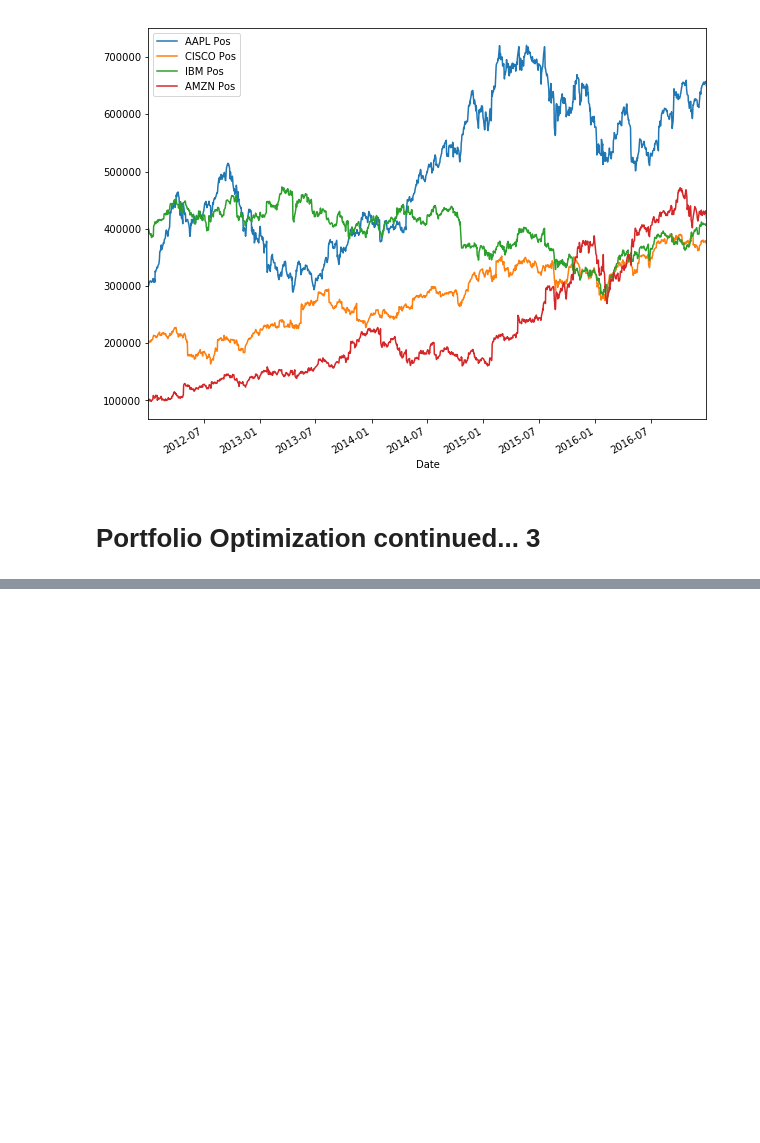
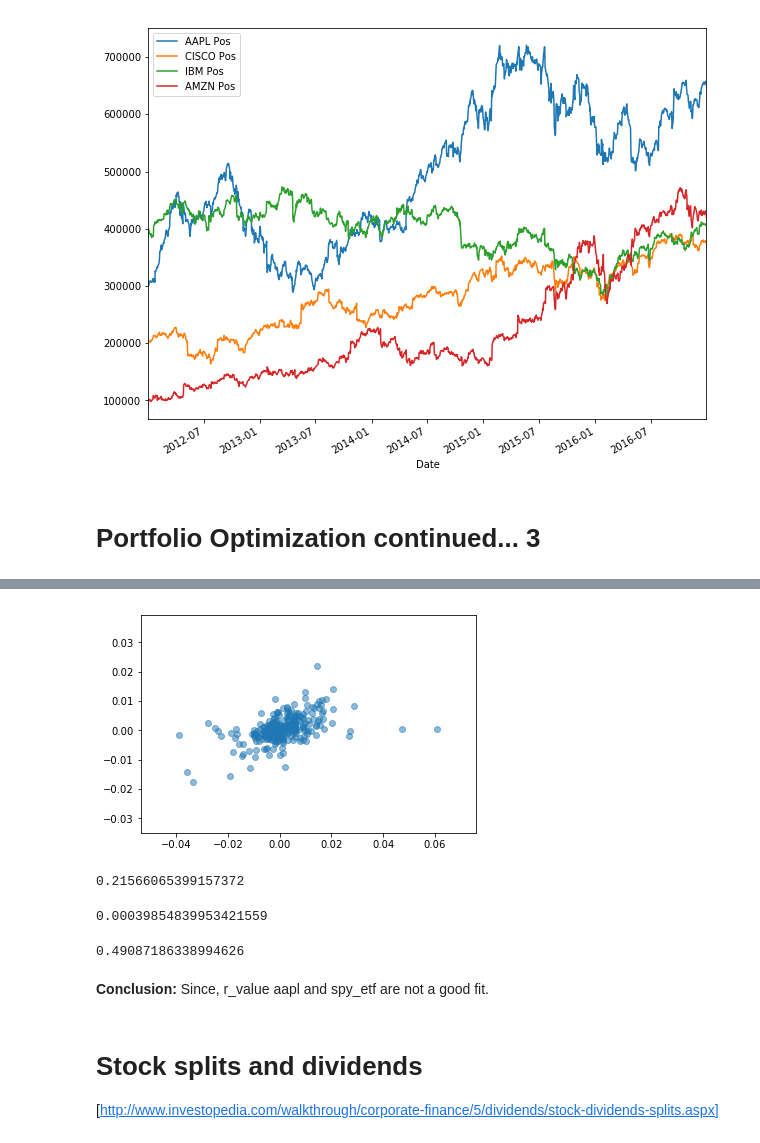
Before and after one commit to mdalvi/financial-analysis-and-algo-trading, a Jupyter notebook: python_finance_fundamentals/finance_fundamentals_lecture_notes.ipynb, the cells around one changed output, grey strips where cells are left out. Saved outputs shown, nothing was run; the diff lists cells and outputs as text; code cells hidden in the pictures; blank space fills up the shorter version.

```diff
--- a/python_finance_fundamentals/finance_fundamentals_lecture_notes.ipynb
+++ b/python_finance_fundamentals/finance_fundamentals_lecture_notes.ipynb
@@ -556,0 +872,25 @@ portfolio_val.drop(['Total Pos', 'Daily Returns'], axis=1).plot(figsize=(10,8));
+# %%
+aapl['Daily Return'] = aapl['Close'].pct_change()
+spy_etf['Daily Return'] = spy_etf['Close'].pct_change()
+# %%
+plt.scatter(aapl['Daily Return'], spy_etf['Daily Return'], alpha=0.5);
+# %% [output]
+[figure, added]
+# %%
+beta,alpha,r_value,p_value,std_err = stats.linregress(aapl['Daily Return'].iloc[1:],spy_etf['Daily Return'].iloc[1:])
+beta
+# %% [output]
+0.21566065399157372
+# %%
+alpha
+# %% [output]
+0.00039854839953421559
+# %%
+r_value
+# %% [output]
+0.49087186338994626
+# %% [markdown]
+**Conclusion:** Since, r_value aapl and spy_etf are not a good fit.
+# %% [markdown]
+# Stock splits and dividends
+[http://www.investopedia.com/walkthrough/corporate-finance/5/dividends/stock-dividends-splits.aspx]
```
Also changed, not shown: parts of 53 cells of this notebook.
